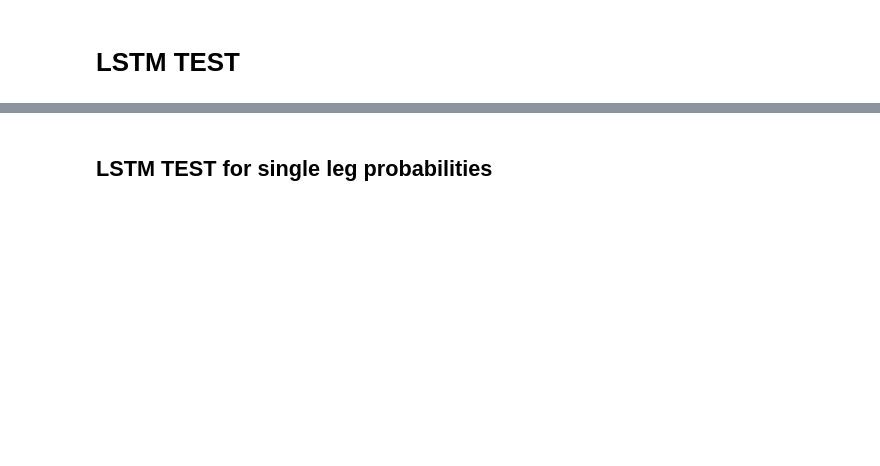
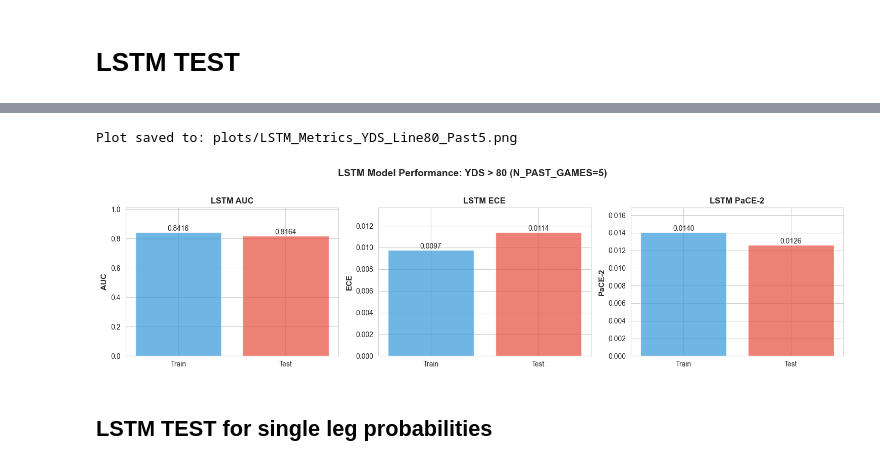
Before and after one commit to Lcocks/SportsBetting_NN, a Jupyter notebook: test.ipynb, the cells around one changed output, grey strips where cells are left out. Drawn from its saved outputs; the diff is of its cells as text; code cells hidden in the pictures; blank space fills up the shorter version.

Commit message:
Final push from lcocks, cleaned up test and added plots, added ablation study 1 and 2, saved more models/plots/metrics. Updated README and moved a few files around.

```diff
--- a/test.ipynb
+++ b/test.ipynb
@@ -109,7 +182,7 @@ os.makedirs("metrics", exist_ok=True)
 model_tag = f"lstm_dual_receiving_{STAT_COL.lower()}_line_{LINE_VALUE:.1f}_past{N_PAST_GAMES}_hid{HIDDEN_SIZE}"
 
 model_path   = os.path.join("models",  model_tag + ".pt")
-metrics_path = os.path.join("metrics", model_tag + "_metrics.json")
+metrics_path_lstm = os.path.join("metrics", model_tag + "_metrics.json")
 
 model_cpu = model.to("cpu")
 torch.save(model_cpu.state_dict(), model_path)
@@ -142,8 +215,8 @@ metrics_payload = {
     },
 }
 
-with open(metrics_path, "w") as f:
+with open(metrics_path_lstm, "w") as f:
     json.dump(metrics_payload, f, indent=2)
 
-print(f"Saved metrics to {metrics_path}")
+print(f"Saved metrics to {metrics_path_lstm}")
 # %% [output]
@@ -165,5 +238,48 @@ PaCE2_test : 0.0163  (random 2-leg parlays)
 Saved model to models/lstm_dual_receiving_yds_line_80.0_past5_hid128.pt
 Saved metrics to metrics/lstm_dual_receiving_yds_line_80.0_past5_hid128_metrics.json
+# %%
+# LSTM Performance Visualization
+%matplotlib inline
+
+sns.set_style("whitegrid")
+fig, axes = plt.subplots(1, 3, figsize=(15, 4))
+
+# Metric comparison: Train vs Test
+metrics_names = ['AUC', 'ECE', 'PaCE-2']
+train_metrics = [auc_train, ece_train, pace2_train]
+test_metrics = [auc_test, ece_test, pace2_test]
+
+x = np.arange(len(metrics_names))
+width = 0.35
+
+for i, (metric_name, train_val, test_val) in enumerate(zip(metrics_names, train_metrics, test_metrics)):
+    ax = axes[i]
+    bars = ax.bar(['Train', 'Test'], [train_val, test_val], color=['#3498db', '#e74c3c'], alpha=0.7)
+    ax.set_ylabel(metric_name, fontsize=11, fontweight='bold')
+    ax.set_title(f'LSTM {metric_name}', fontsize=12, fontweight='bold')
+    ax.set_ylim(0, max(train_val, test_val) * 1.2)
+
+    # Add value labels on bars
+    for bar in bars:
+        height = bar.get_height()
+        ax.text(bar.get_x() + bar.get_width()/2., height,
+                f'{height:.4f}',
+                ha='center', va='bottom', fontsize=10)
+
+plt.suptitle(f'LSTM Model Performance: {STAT_COL} > {LINE_VALUE} (N_PAST_GAMES={N_PAST_GAMES})',
+             fontsize=14, fontweight='bold', y=1.02)
+plt.tight_layout()
+
+# Save plot
+os.makedirs("plots", exist_ok=True)
+plot_filename = f"LSTM_Metrics_{STAT_COL}_Line{LINE_VALUE}_Past{N_PAST_GAMES}.png"
+plt.savefig(os.path.join("plots", plot_filename), dpi=300, bbox_inches='tight')
+print(f"Plot saved to: plots/{plot_filename}")
+
+plt.show()
+# %% [output]
+Plot saved to: plots/LSTM_Metrics_YDS_Line80_Past5.png
+[figure, added]
 # %% [markdown]
 ## LSTM TEST for single leg probabilities
 # %%
```
Also changed, not shown: parts of 29 cells of this notebook, 36 other files.
